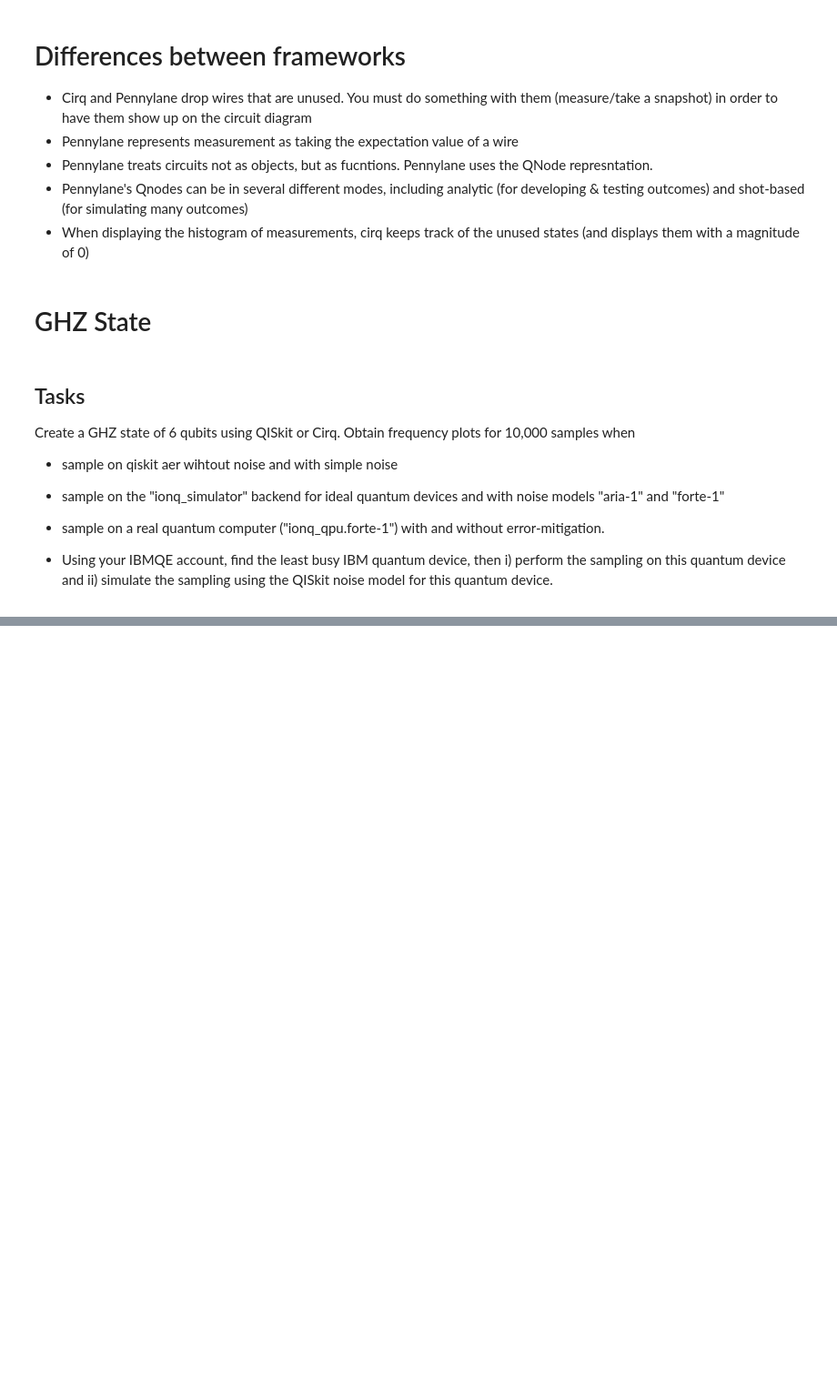
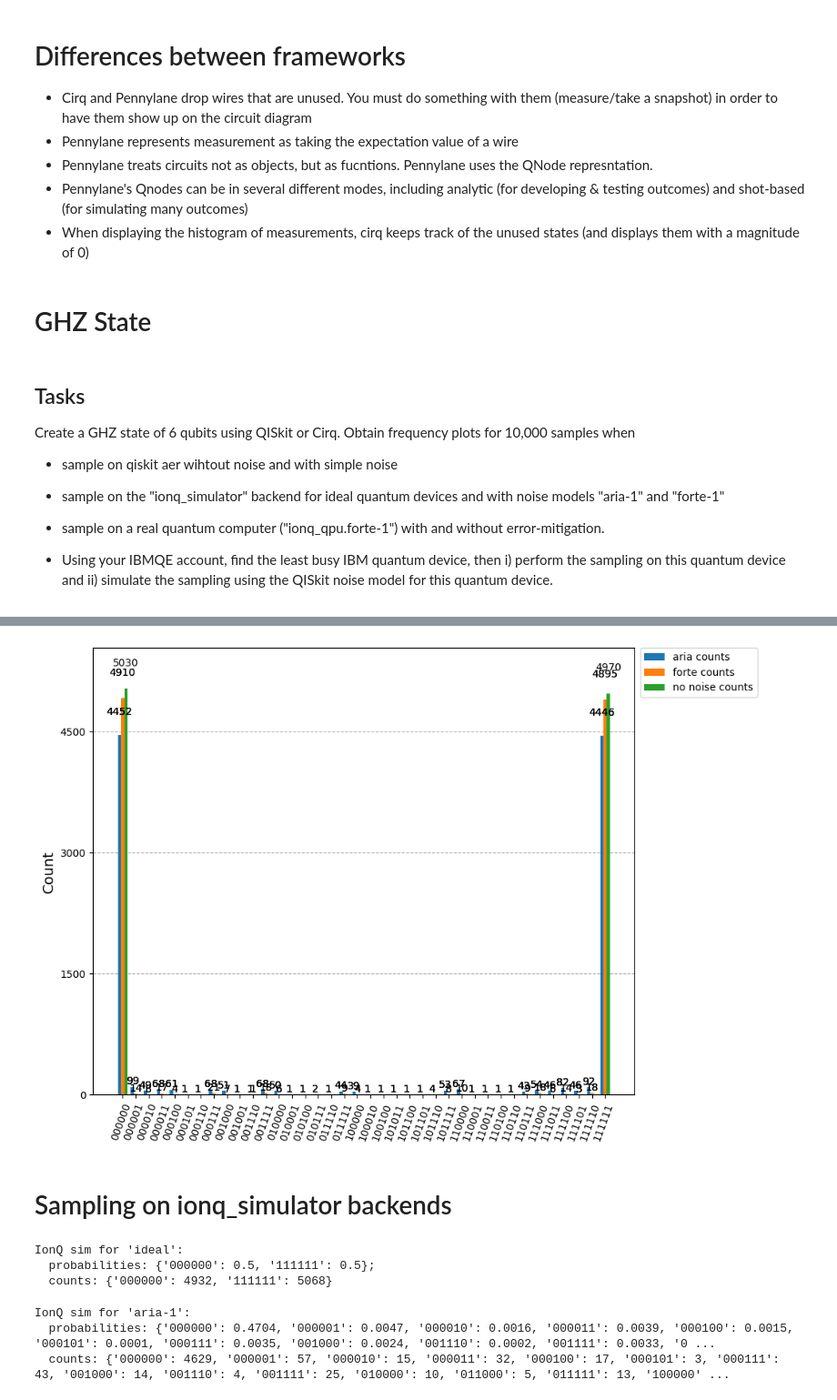
Before and after one commit to siddharm/606-homework, a Jupyter notebook: 606HW2.ipynb, the cells around one changed output, grey strips where cells are left out. Shown at 91% size. Drawn from its saved outputs; the diff is of its cells as text; code cells hidden in the pictures; blank space fills up the shorter version.

```diff
--- a/606HW2.ipynb
+++ b/606HW2.ipynb
@@ -8,7 +8,9 @@ from qiskit.visualization import plot_histogram, plot_state_city
 from qiskit_aer import AerSimulator
 import matplotlib.pyplot as plt
 import numpy as np
+from qiskit_ionq import IonQProvider
 
+provider = IonQProvider()
 simulator = AerSimulator()
 # %%
 print(qiskit.version.get_version_info())
@@ -580,0 +737,38 @@ q_5: ─────────────────────────
+# %%
+legend = ["aria counts", "forte counts", "no noise counts"]
+display(plot_histogram([counts_aria, counts_forte, counts], legend=legend, figsize=(10,7)))
+# %% [output]
+[figure, added]
+# %% [markdown]
+# Sampling on ionq_simulator backends
+# %%
+provider = IonQProvider()
+backend_sim = provider.get_backend("ionq_simulator")
+
+## run circuit on IonQ simulator
+## this may take a few seconds because the (serialized) circuit is processed on IonQ cloud servers
+Nshots = 10000
+seed = 97531
+
+## 'ideal' simulation
+jobI = backend_sim.run(ghz, shots=Nshots, sampler_seed=seed)
+countsI = jobI.result().get_counts()
+probsI = jobI.result().get_probabilities()
+print("IonQ sim for 'ideal':\n  probabilities: {};\n  counts: {}".format(probsI, countsI))
+print()
+## Note: the results from job.get_probabilities() are correct
+## job.get_counts() for Simulator jobs uses a local random number generator for sampling
+# %% [output]
+IonQ sim for 'ideal':
+  probabilities: {'000000': 0.5, '111111': 0.5};
+  counts: {'000000': 4932, '111111': 5068}
+# %%
+jobA = backend_sim.run(ghz, shots=Nshots, sampler_seed=seed, noise_model="aria-1")
+countsA = jobA.result().get_counts()
+probsA = jobA.result().get_probabilities()
+print("IonQ sim for 'aria-1':\n  probabilities: {};\n  counts: {}".format(probsA, countsA))
+print()
+# %% [output]
+IonQ sim for 'aria-1':
+  probabilities: {'000000': 0.4704, '000001': 0.0047, '000010': 0.0016, '000011': 0.0039, '000100': 0.0015, '000101': 0.0001, '000111': 0.0035, '001000': 0.0024, '001110': 0.0002, '001111': 0.0033, '0 ...
+  counts: {'000000': 4629, '000001': 57, '000010': 15, '000011': 32, '000100': 17, '000101': 3, '000111': 43, '001000': 14, '001110': 4, '001111': 25, '010000': 10, '011000': 5, '011111': 13, '100000' ...
```
Also changed, not shown: parts of 29 cells of this notebook.
